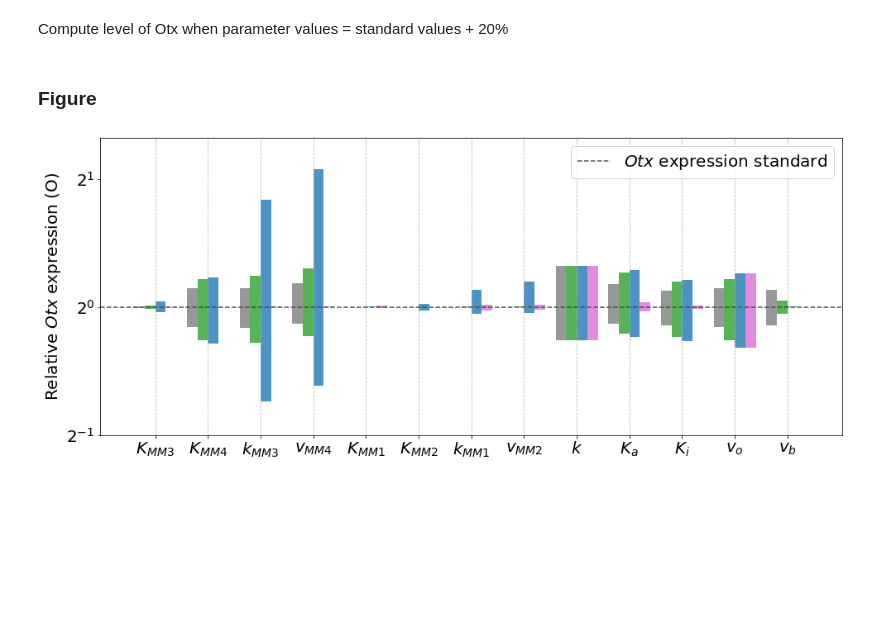
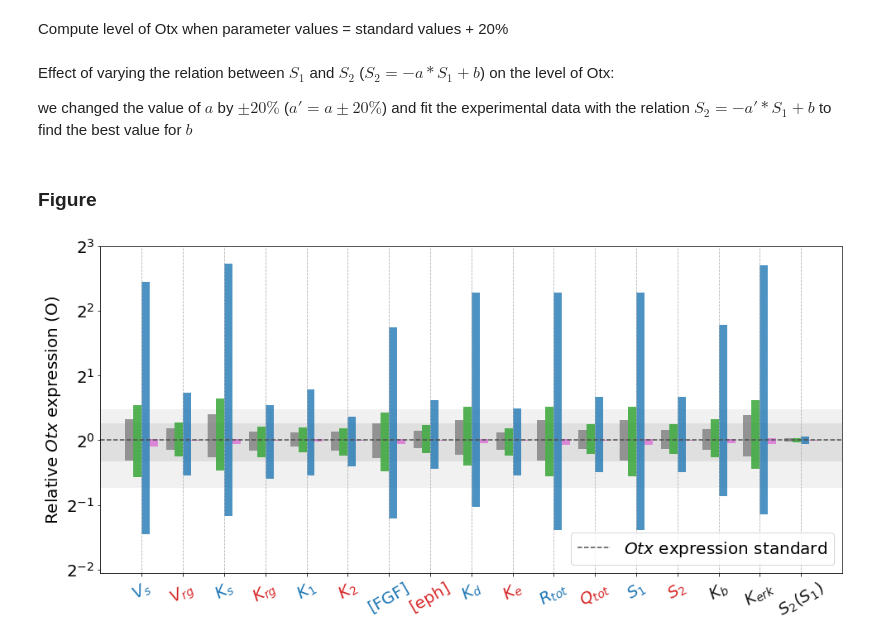
Before and after one commit to rossanabettoni/Model-of-neural-induction-in-the-ascidian-embryo, a Jupyter notebook: Figure 4C.ipynb, the cells around one changed output. Saved outputs shown, nothing was run; the diff lists cells and outputs as text; code cells hidden in the pictures; blank space fills up the shorter version.

```diff
--- a/Figure 4C.ipynb
+++ b/Figure 4C.ipynb
@@ -516,8 +469,22 @@ for i in range(len(parameter_names_Otx)):
+# %% [markdown]
+Effect of varying the relation between $S_1$ and $S_2$ ($S_2=-a*S_1+b $) on the level of Otx:
+
+we changed the value of $a$ by $\pm 20 \%$ ($a'=a\pm 20 \%$) and fit the experimental data with the relation $S_2=-a'*S_1+b$ to find the best value for $b$
+# %%
+Otx_output_a68_plus[ len(Otx_output_a68_plus)-1] = 0.01068928640686291
+Otx_output_a66_plus[ len(Otx_output_a66_plus)-1] = 0.028335085873956688
+Otx_output_a67_plus[ len(Otx_output_a67_plus)-1] = 0.4491873297901298
+Otx_output_a65_plus[ len(Otx_output_a67_plus)-1] = 4.348699575244343
+
+Otx_output_a68_minus[ len(Otx_output_a68_minus)-1] = 0.010309878875177531
+Otx_output_a66_minus[ len(Otx_output_a66_minus)-1] = 0.027195188125942037
+Otx_output_a67_minus[ len(Otx_output_a67_minus)-1] = 0.48743434347697234
+Otx_output_a65_minus[ len(Otx_output_a65_minus)-1] = 4.37375458400932
 # %% [markdown]
 ### Figure
 # %%
-parameter_names_fig = ['$K_{MM3}$','$K_{MM4}$','$k_{MM3}$','$v_{MM4}$','$K_{MM1}$','$K_{MM2}$','$k_{MM1}$','$v_{MM2}$','$k$','$K_a$','$K_i$','$v_o$','$v_b$']
-x = np.array([0,1,2,3,4,5,6,7,8,9,10,11,12])
+parameter_names_fig = ['$V_s$','$V_{rg}$','$K_s$','$K_{rg}$','$K_1$','$K_2$','[FGF]','[eph]','$K_d$','$K_e$','$R_{tot}$','$Q_{tot}$','$S_1$', '$S_2$','$K_b$', '$K_{erk}$', '$S_2(S_1)$']
+x = np.array([0,1,2,3,4,5,6,7,8,9,10,11,12,13,14,15,16])
 # %%
 # Normalization
 Otx_output_a68_plus_n = [Otx_output_a68_plus[i]/mean_Otx_pred[3] for i in range(len(Otx_output_a68_plus))]
@@ -576,37 +543,49 @@ for i in range(len(Otx_output_a65_minus_n)):
 
 
 # Figure
 height_fig_a68 = [Otx_max_a68_fig[i]-Otx_min_a68_fig[i] for i in range(len(Otx_max_a68_fig))]
 bottom_fig_a68 = [Otx_min_a68_fig[i] for i in range(len(Otx_min_a68_fig))]
 
 height_fig_a66 = [Otx_max_a66_fig[i]-Otx_min_a66_fig[i] for i in range(len(Otx_max_a66_fig))]
 bottom_fig_a66 = [Otx_min_a66_fig[i] for i in range(len(Otx_min_a66_fig))]
 
 height_fig_a67 = [Otx_max_a67_fig[i]-Otx_min_a67_fig[i] for i in range(len(Otx_max_a67_fig))]
 bottom_fig_a67 = [Otx_min_a67_fig[i] for i in range(len(Otx_min_a67_fig))]
 
 height_fig_a65 = [Otx_max_a65_fig[i]-Otx_min_a65_fig[i] for i in range(len(Otx_max_a65_fig))]
 bottom_fig_a65 = [Otx_min_a65_fig[i] for i in range(len(Otx_min_a65_fig))]
 
 x_new = 2.5*x
 
-plt.figure(figsize=(14,6))
+plt.figure(figsize=(14,7))
 
 plt.bar(x_new-0.75,height_fig_a68, width=0.5, bottom=bottom_fig_a68, color='tab:grey' , alpha=0.8)
 plt.bar(x_new-0.25,height_fig_a66, width=0.5, bottom=bottom_fig_a66, color='tab:green', alpha=0.8 )
 plt.bar(x_new+0.25,height_fig_a67, width=0.5, bottom=bottom_fig_a67, color='tab:blue', alpha=0.8 )
 plt.bar(x_new+0.75,height_fig_a65, width=0.5, bottom=bottom_fig_a65, color='orchid', alpha=0.8 )
 
 plt.axhline(y=1,linestyle='--',linewidth=1.5, color='0.3', label='$Otx$ expression standard')
 plt.ylabel('Relative $Otx$ expression (O)')
-plt.xticks(x_new, parameter_names_fig)
+plt.xticks(x_new, parameter_names_fig, color='tab:red', rotation=30)
+
+for i in [0,2,4,6,8,10,12]:
+    plt.gca().get_xticklabels()[i].set_color('tab:blue')
+
+for i in [14,15,16]:
+    plt.gca().get_xticklabels()[i].set_color('0.1')
+
+x_temp= np.linspace(-4,44)
+plt.fill_between(x_temp, 0.8, 1.2,facecolor='tab:grey', alpha=0.15, zorder=1)
+plt.xlim([-2.5, 42.5])
+
+plt.fill_between(x_temp, 0.6, 1.4,facecolor='tab:grey', alpha=0.10, zorder=1)
+plt.xlim([-2.5, 42.5])
 
 plt.legend()
-plt.yscale('log', base=2)
-plt.ylim([0.5, 2.5])
+plt.yscale('log',base=2)
+plt.ylim([0.24, 8])
+plt.gca().xaxis.grid(True, linestyle='dashed')
 plt.tight_layout()
-plt.gca().xaxis.grid(True, linestyle='dashed')
-plt.savefig('SensitivityAnalysis_Otx.png')
 plt.show()
 # %% [output]
-[figure, old version]
+[figure, new version]
```
Also changed, not shown: parts of 6 cells of this notebook, 37 other files.
